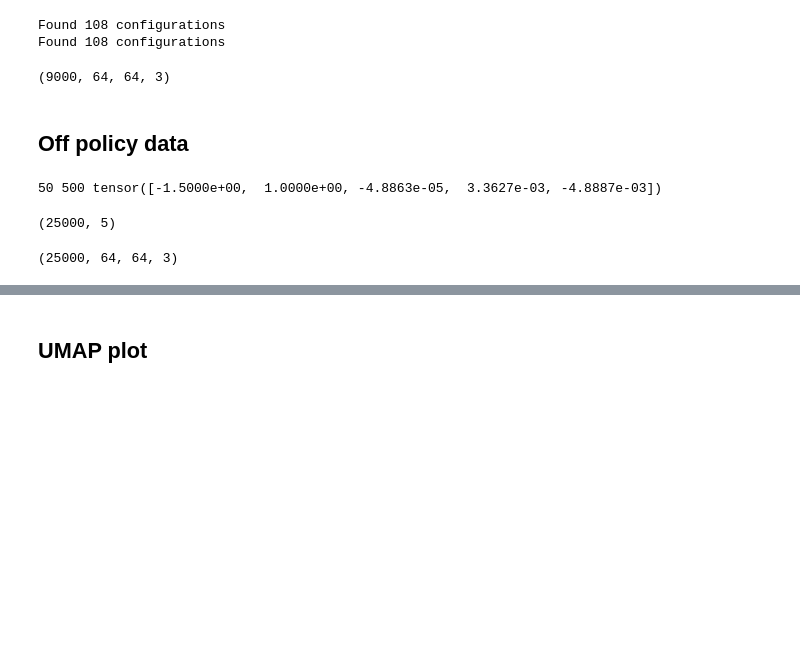
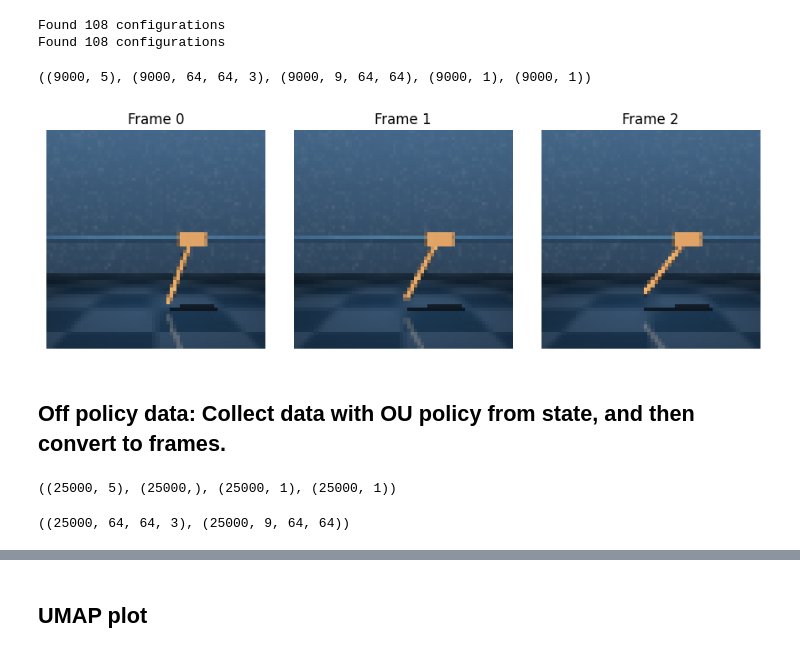
Before and after one commit to dynamical-inference/tdmpc2, a Jupyter notebook: analysis/26-01-23_data.ipynb, the cells around one changed output, grey strips where cells are left out. Drawn from its saved outputs; the diff is of its cells as text; code cells hidden in the pictures; blank space fills up the shorter version.

```diff
--- a/analysis/26-01-23_data.ipynb
+++ b/analysis/26-01-23_data.ipynb
@@ -19,8 +92,6 @@ from omegaconf import OmegaConf
 # %% [markdown]
 ## In policy data
 # %%
-from analysis.utils import load_sweep_metadata, load_data
-
 CKPT_TO_USE = 500_000
 df_metadata = load_sweep_metadata(
     "/home/hgf_hmgu/hgf_gib4562/tdmpc2/logs/26-01-04-cartpole_swingup-model_sweep",
@@ -34,25 +105,29 @@ df = load_data(
 
 df['ckpt_int'] = df['checkpoint'].apply(
     lambda x: int(x.split('/')[-1].split('.')[0]))
-# df['angle_degrees'] = df['initial_state'].apply(lambda x: np.degrees(x[1]))
-# #df = df[~df['angle_degrees'].isin([0.0, 360.0])]
-
 df = df[df['ckpt_int'] == CKPT_TO_USE]
 z_inpolicy = np.concatenate(df['latent_states'].tolist())
 obs_inpolicy = np.concatenate(df['observations'].tolist())
 actions_inpolicy = np.concatenate(df['actions'].tolist())
 rewards_inpolicy = np.concatenate(df['rewards'].tolist()).reshape(-1, 1)
 
-frames_inpolicy = reconstruct_cartpole_dmcontrol(obs_inpolicy,
-                                                 height=64,
-                                                 width=64,
-                                                 return_frames=True)
-frames_inpolicy = np.array(frames_inpolicy)
+frames_inpolicy_dreamer = reconstruct_cartpole_dmcontrol(obs_inpolicy,
+                                                         height=64,
+                                                         width=64,
+                                                         return_frames=True)
+frames_inpolicy_dreamer = np.array(frames_inpolicy_dreamer)
+
+frames_inpolicy_tdmpc2 = chunk_data_and_stack(frames_inpolicy_dreamer)
 # %% [output]
 Found 108 configurations
 Found 108 configurations
-# %%
-frames_inpolicy.shape
-# %% [output]
-(9000, 64, 64, 3)
+# %%
+obs_inpolicy.shape, frames_inpolicy_dreamer.shape, frames_inpolicy_tdmpc2.shape, actions_inpolicy.shape, rewards_inpolicy.shape
+# %% [output]
+((9000, 5), (9000, 64, 64, 3), (9000, 9, 64, 64), (9000, 1), (9000, 1))
+# %%
+# Example usage:
+plot_frames(frames_inpolicy_tdmpc2, idx=30)
+# %% [output]
+[figure, added]
 # %%
@@ -74,4 +147,4 @@ os.makedirs(save_dir, exist_ok=True)
 with open(os.path.join(save_dir, 'data_in_policy.pkl'), 'wb') as f:
     pickle.dump(data_in_policy, f)
 # %% [markdown]
-## Off policy data
+## Off policy data: Collect data with OU policy from state, and then convert to frames.
@@ -87,8 +158,6 @@ cfg_state = OmegaConf.create({
 
 env_state = make_env(cfg_state)
 # %%
-#Example usage:
-
 initial_positions = [-1.5, -1, 0, 1, 1.5]
 initial_angles = np.radians(np.linspace(0, 360, 10))
 
@@ -107,16 +176,13 @@ for initial_position in initial_positions:
                 }
             },)
 
+steps_episode = 500
 episodes_offpolicy = collect_data(env_state,
-                                  max_steps=500,
+                                  max_steps=steps_episode,
                                   seed=1,
                                   initial_states=initial_states,
                                   n_episodes_per_initial_state=1,
                                   is_rgb=False)
-print(len(episodes_offpolicy), len(episodes_offpolicy[0]),
-      episodes_offpolicy[0][0]["obs_next"])
-# %% [output]
-50 500 tensor([-1.5000e+00,  1.0000e+00, -4.8863e-05,  3.3627e-03, -4.8887e-03])
 # %%
 obs_episodes_offpolicy = []
 rewards_episodes_offpolicy = []
@@ -124,19 +190,27 @@ actions_episodes_offpolicy = []
 obs_episodes_pixel_offpolicy = []
 for j in range(len(episodes_offpolicy)):
     obs_episode = np.array(
-        [episodes_offpolicy[j][i]['obs_next'] for i in range(500)])
-    obs_episode_pixel = np.array(
-        [episodes_offpolicy[j][i]['obs_next_pixel'] for i in range(500)])
+        [episodes_offpolicy[j][i]['obs_next'] for i in range(steps_episode)])
+    obs_episode_pixel = np.array([
+        episodes_offpolicy[j][i]['obs_next_pixel'] for i in range(steps_episode)
+    ])
     actions_episode = np.array(
-        [episodes_offpolicy[j][i]['action'] for i in range(500)])
+        [episodes_offpolicy[j][i]['action'] for i in range(steps_episode)])
     rewards_episode = np.array(
-        [episodes_offpolicy[j][i]['reward'] for i in range(500)])
+        [episodes_offpolicy[j][i]['reward'] for i in range(steps_episode)])
     obs_episodes_offpolicy.append(obs_episode)
     obs_episodes_pixel_offpolicy.append(obs_episode_pixel)
     rewards_episodes_offpolicy.append(rewards_episode)
     actions_episodes_offpolicy.append(actions_episode)
 
-obs_episodes_stacked = np.concatenate(obs_episodes_offpolicy, axis=0)
-obs_episodes_pixel_stacked = np.concatenate(obs_episodes_pixel_offpolicy,
-                                            axis=0)
+obs_episodes_offpolicy = np.concatenate(obs_episodes_offpolicy, axis=0)
+obs_episodes_pixel_offpolicy = np.concatenate(obs_episodes_pixel_offpolicy,
+                                              axis=0)
+actions_episodes_offpolicy = np.concatenate(actions_episodes_offpolicy, axis=0)
+rewards_episodes_offpolicy = np.concatenate(rewards_episodes_offpolicy,
+                                            axis=0).reshape(-1, 1)
+
+obs_episodes_offpolicy.shape, obs_episodes_pixel_offpolicy.shape, actions_episodes_offpolicy.shape, rewards_episodes_offpolicy.shape
+# %% [output]
+((25000, 5), (25000,), (25000, 1), (25000, 1))
 # %%
@@ -148,8 +221,4 @@ frames_offpolicy_stacked = np.array(frames_offpolicy_stacked)
-# %%
-obs_episodes_stacked.shape
-# %% [output]
-(25000, 5)
-# %%
-frames_offpolicy_stacked.shape
-# %% [output]
-(25000, 64, 64, 3)
+# %%
+frames_offpolicy_dreamer.shape, frames_offpolicy_tdmpc2.shape
+# %% [output]
+((25000, 64, 64, 3), (25000, 9, 64, 64))
```
Also changed, not shown: parts of 38 cells of this notebook.
